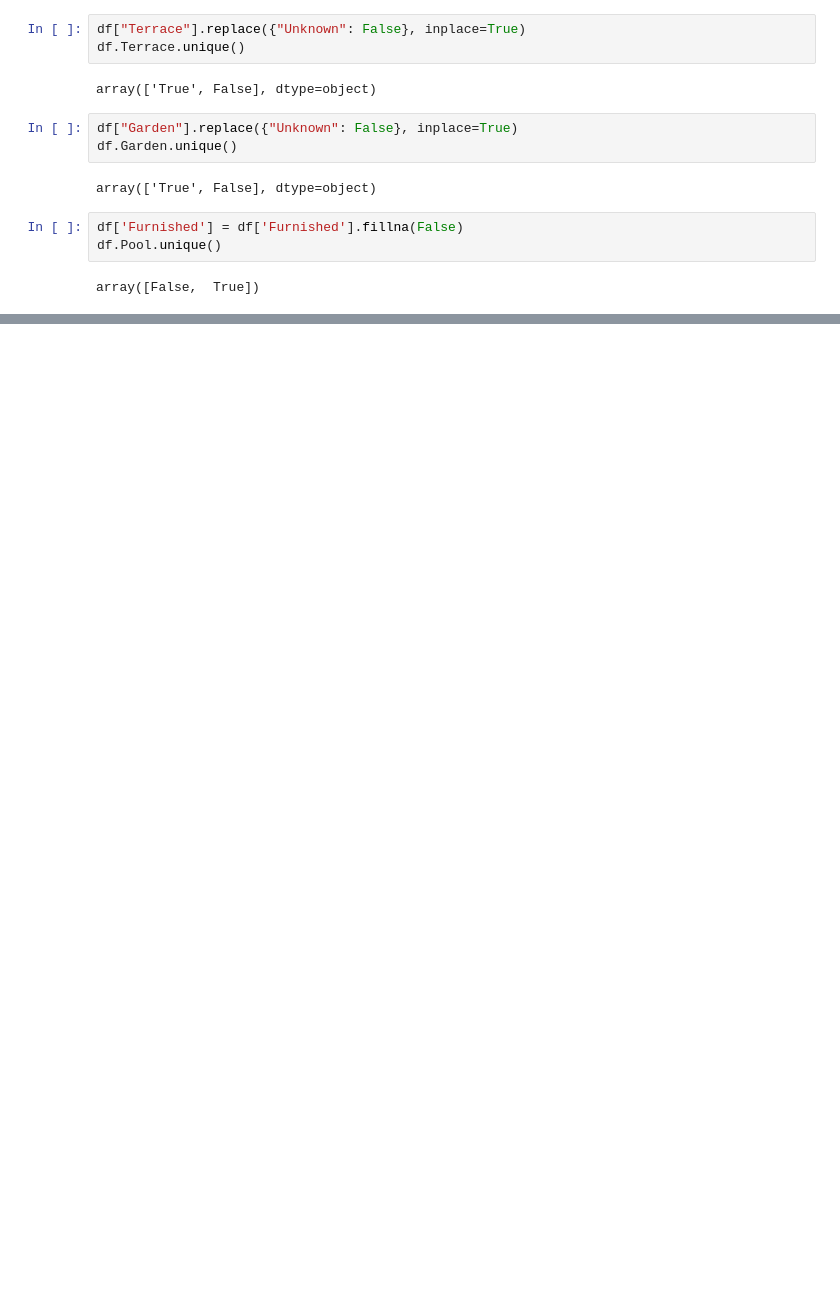
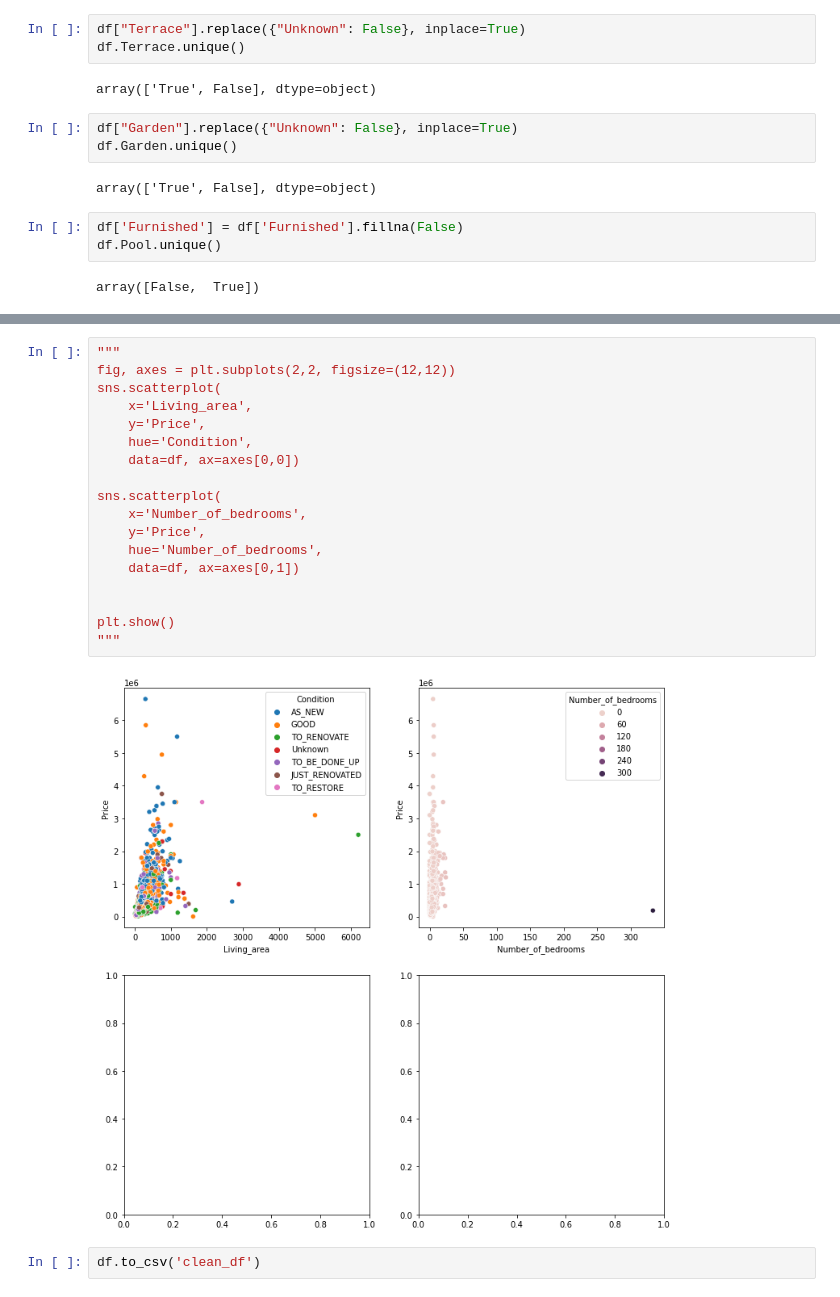
Before and after one commit to IrinaSing/challenge-machine-learning-api-deployment, a Jupyter notebook: data/dataframe.ipynb, the cells around one changed output, grey strips where cells are left out. Drawn from its saved outputs; the diff is of its cells as text; blank space fills up the shorter version.

```diff
--- a/data/dataframe.ipynb
+++ b/data/dataframe.ipynb
@@ -206,0 +346,22 @@ dtype: int64
+# %%
+"""
+fig, axes = plt.subplots(2,2, figsize=(12,12))
+sns.scatterplot(
+    x='Living_area',
+    y='Price',
+    hue='Condition',
+    data=df, ax=axes[0,0])
+
+sns.scatterplot(
+    x='Number_of_bedrooms',
+    y='Price',
+    hue='Number_of_bedrooms',
+    data=df, ax=axes[0,1])
+
+
+plt.show()
+"""
+# %% [output]
+[figure, added]
+# %%
+df.to_csv('clean_df')
```
Also changed, not shown: parts of 27 cells of this notebook, 4 other files.
